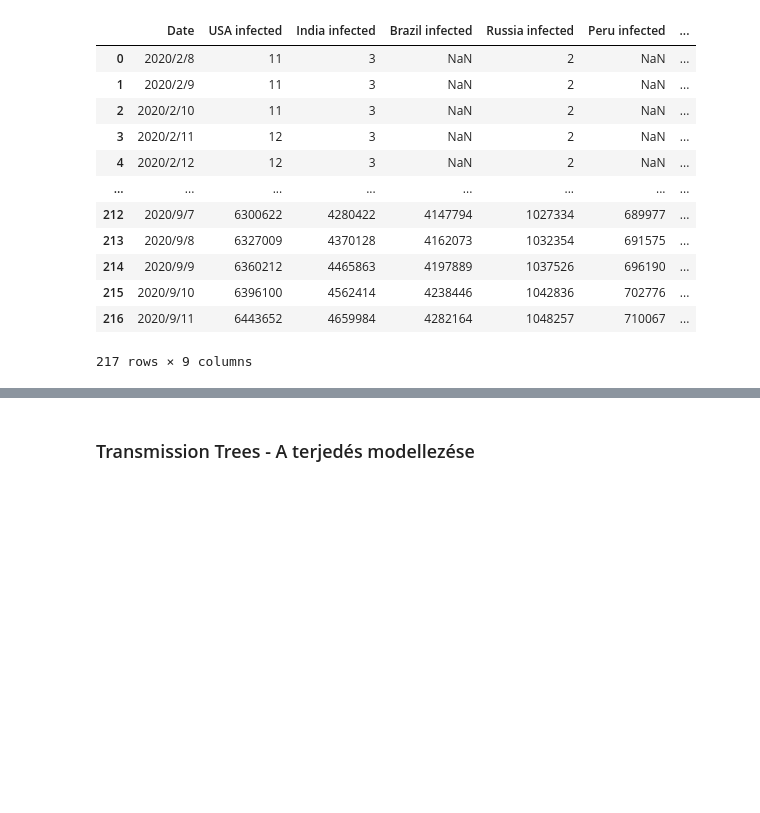
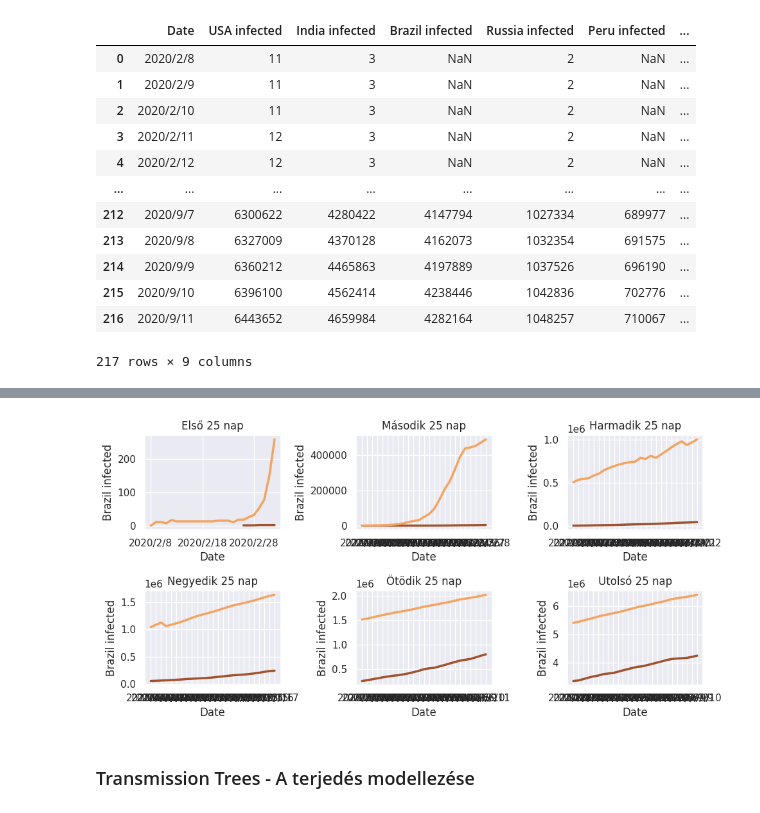
Before and after one commit to Adiklafa/Matprog, a Jupyter notebook: Basic_Reproduction_Number.ipynb, the cells around one changed output, grey strips where cells are left out. Cells and saved outputs as stored; diff of their text form; code cells hidden in the pictures; blank space fills up the shorter version.

```diff
--- a/Basic_Reproduction_Number.ipynb
+++ b/Basic_Reproduction_Number.ipynb
@@ -234,3 +319,54 @@ Table
+# %%
+table1 = Table.iloc[[ i for i in range(0,25)]]
+table2 = Brazil_approximated_data.iloc[[ i for i in range(0,25)]]
+
+table3 = Table.iloc[[ i for i in range(25,50)]]
+table4 = Brazil_approximated_data.iloc[[ i for i in range(25,50)]]
+
+table5 = Table.iloc[[ i for i in range(50,75)]]
+table6 = Brazil_approximated_data.iloc[[ i for i in range(50,75)]]
+
+table7 = Table.iloc[[ i for i in range(75,100)]]
+table8 = Brazil_approximated_data.iloc[[ i for i in range(75,100)]]
+
+table9 = Table.iloc[[ i for i in range(100,125)]]
+table10 = Brazil_approximated_data.iloc[[ i for i in range(100,125)]]
+
+table11 = Table.iloc[[ i for i in range(190,216)]]
+table12 = Brazil_approximated_data.iloc[[ i for i in range(190,216)]]
+# %%
+fig, axs = plt.subplots(2,3, figsize=(10,5))
+
+sns.set_theme(style="darkgrid")
+
+sns.lineplot(data=table1['Brazil infected'], linewidth=2.5, color='sienna', ax=axs[0,0])
+sns.lineplot(data=table2['approximated'], linewidth=2.5, color='sandybrown', ax=axs[0,0])
+axs[0,0].set_title('Első 25 nap')
+
+sns.lineplot(data=table3['Brazil infected'], linewidth=2.5, color='sienna', ax=axs[0,1])
+sns.lineplot(data=table4['approximated'], linewidth=2.5, color='sandybrown', ax=axs[0,1])
+axs[0,1].set_title('Második 25 nap')
+
+sns.lineplot(data=table5['Brazil infected'], linewidth=2.5, color='sienna', ax=axs[0,2])
+sns.lineplot(data=table6['approximated'], linewidth=2.5, color='sandybrown', ax=axs[0,2])
+axs[0,2].set_title('Harmadik 25 nap')
+
+sns.lineplot(data=table7['Brazil infected'], linewidth=2.5, color='sienna', ax=axs[1,0])
+sns.lineplot(data=table8['approximated'], linewidth=2.5, color='sandybrown', ax=axs[1,0])
+axs[1,0].set_title('Negyedik 25 nap')
+
+sns.lineplot(data=table9['Brazil infected'], linewidth=2.5, color='sienna', ax=axs[1,1])
+sns.lineplot(data=table10['approximated'], linewidth=2.5, color='sandybrown', ax=axs[1,1])
+axs[1,1].set_title('Ötödik 25 nap')
+
+sns.lineplot(data=table11['Brazil infected'], linewidth=2.5, color='sienna', ax=axs[1,2])
+sns.lineplot(data=table12['approximated'], linewidth=2.5, color='sandybrown', ax=axs[1,2])
+axs[1,2].set_title('Utolsó 25 nap')
+
+plt.tight_layout()
+plt.show()
+# %% [output]
+[figure, added]
 # %% [markdown]
 ### Transmission Trees - A terjedés modellezése
 # %%
```
Also changed, not shown: parts of 12 cells of this notebook.
